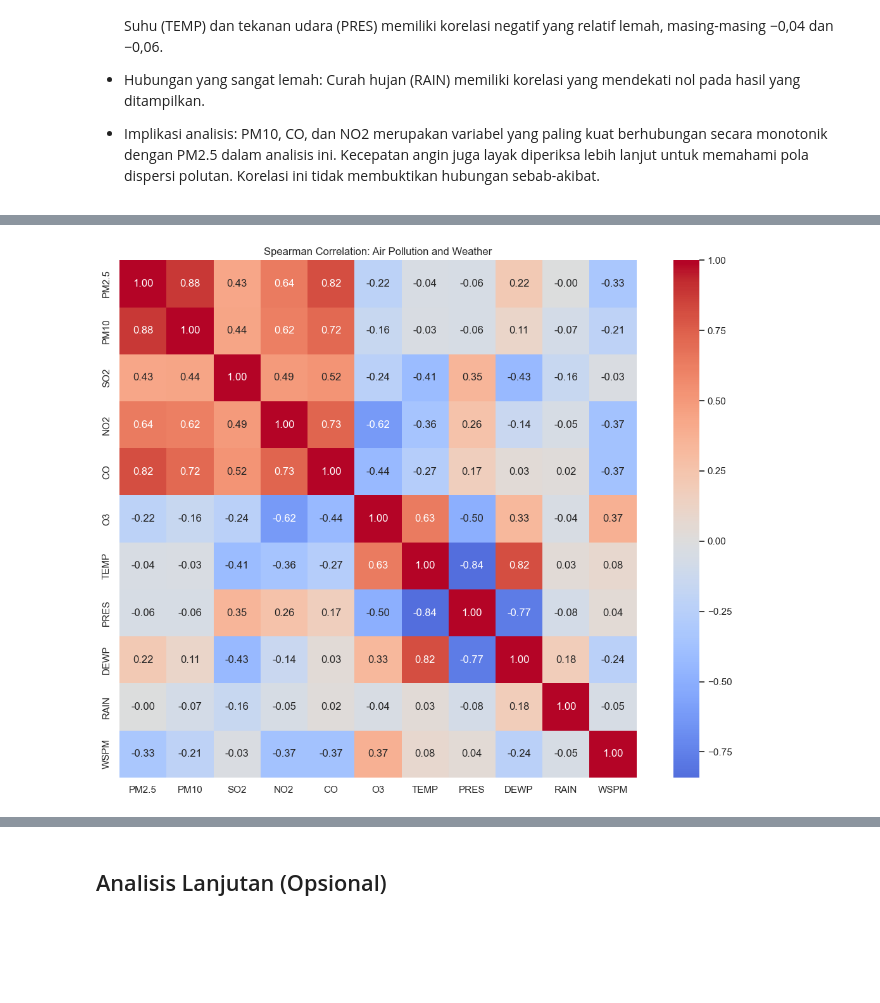
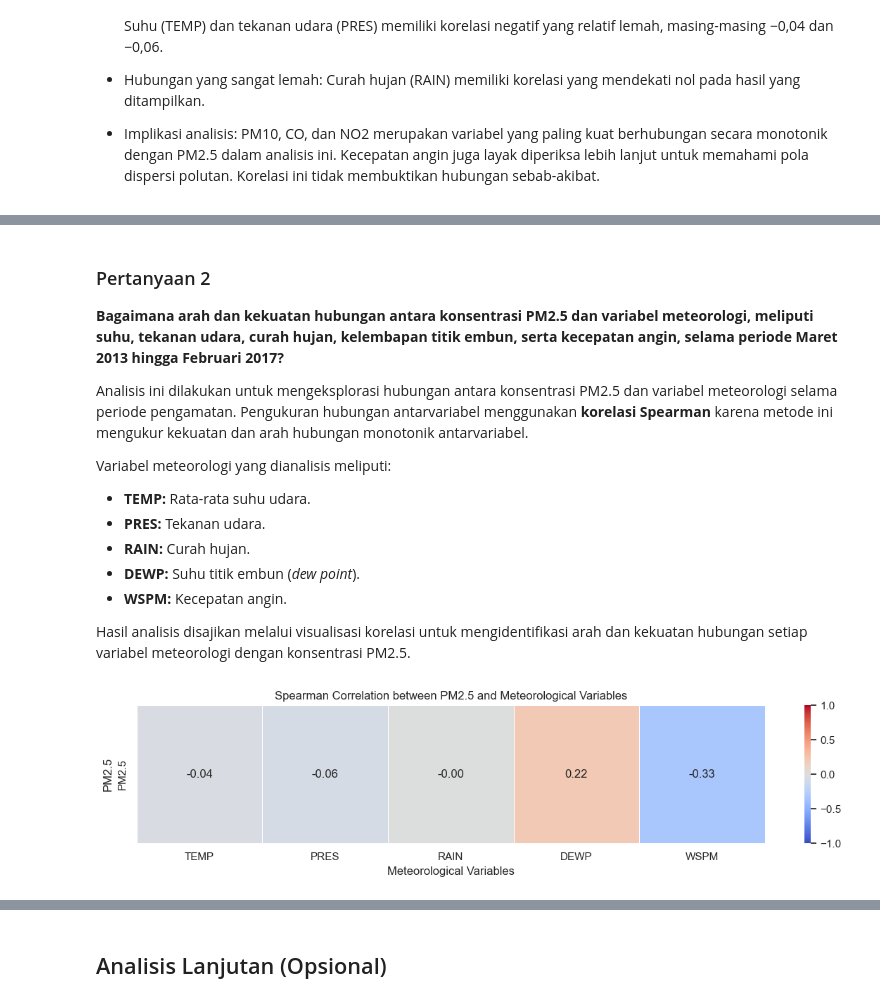
Before and after one commit to MelvanLee99/Proyek_Analisis_Data, a Jupyter notebook: Proyek_Analisis_Data.ipynb, the cells around one changed output, grey strips where cells are left out. Drawn from its saved outputs; the diff is of its cells as text; code cells hidden in the pictures; blank space fills up the shorter version.

```diff
--- a/Proyek_Analisis_Data.ipynb
+++ b/Proyek_Analisis_Data.ipynb
@@ -40,7 +43,7 @@ sns.set_theme(style="whitegrid")
 # %% [markdown]
 #### Load DataFrame
 # %%
-file_path = Path("/Users/melvankerja/Desktop/VSCode/Proyek_Analisis/PRSA_Data_Changping_20130301-20170228.csv")
+file_path = Path("/Users/melvankerja/Desktop/Proyek_Analisis_Data/PRSA_Data_Changping_20130301-20170228.csv")
 df = pd.read_csv(file_path)
 print("Ukuran dataset:", df.shape)
 display(df.head())
@@ -390,17 +503,47 @@ plt.show()
+# %% [markdown]
+### Pertanyaan 2
+
+**Bagaimana arah dan kekuatan hubungan antara konsentrasi PM2.5 dan variabel meteorologi, meliputi suhu, tekanan udara, curah hujan, kelembapan titik embun, serta kecepatan angin, selama periode Maret 2013 hingga Februari 2017?**
+
+Analisis ini dilakukan untuk mengeksplorasi hubungan antara konsentrasi PM2.5 dan variabel meteorologi selama periode pengamatan. Pengukuran hubungan antarvariabel menggunakan **korelasi Spearman** karena metode ini mengukur kekuatan dan arah hubungan monotonik antarvariabel.
+
+Variabel meteorologi yang dianalisis meliputi:
+
+- **TEMP:** Rata-rata suhu udara.
+- **PRES:** Tekanan udara.
+- **RAIN:** Curah hujan.
+- **DEWP:** Suhu titik embun (*dew point*).
+- **WSPM:** Kecepatan angin.
+
+Hasil analisis disajikan melalui visualisasi korelasi untuk mengidentifikasi arah dan kekuatan hubungan setiap variabel meteorologi dengan konsentrasi PM2.5.
 # %%
-plt.figure(figsize=(12, 9))
+meteorological_vars = [
+    "TEMP", "PRES", "RAIN", "DEWP", "WSPM"
+]
+
+corr_meteorology = (
+    df_clean[["PM2.5"] + meteorological_vars]
+    .corr(method="spearman")
+    .loc[["PM2.5"], meteorological_vars]
+)
+
+plt.figure(figsize=(12, 3))
 
 sns.heatmap(
-    corr,
+    corr_meteorology,
     cmap="coolwarm",
     center=0,
     annot=True,
     fmt=".2f",
-    square=True
+    vmin=-1,
+    vmax=1,
+    linewidths=0.5
 )
 
-plt.title("Spearman Correlation: Air Pollution and Weather")
+plt.title("Spearman Correlation between PM2.5 and Meteorological Variables")
+plt.xlabel("Meteorological Variables")
+plt.ylabel("PM2.5")
 plt.tight_layout()
 plt.show()
 # %% [output]
-[figure, old version]
+[figure, new version]
```
Also changed, not shown: parts of 38 cells of this notebook, 2 other files.
